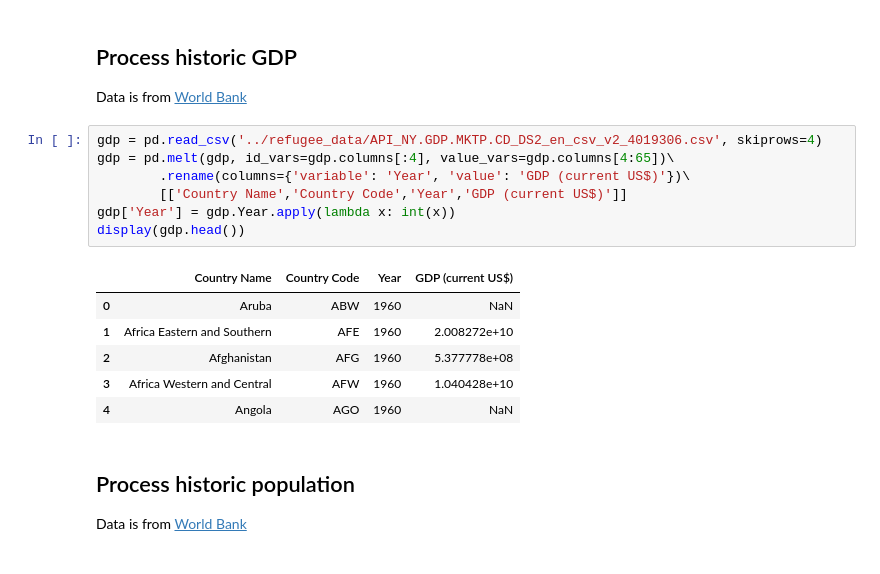
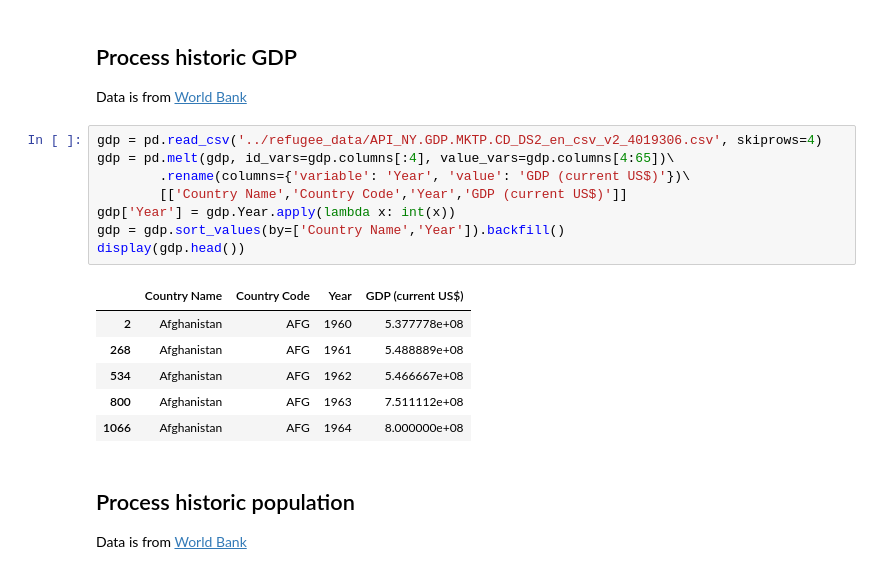
Before and after one commit to jataware/refugee_modeling, a Jupyter notebook: data_prep/data-alignment.ipynb, the cells around one changed output. Saved outputs shown, nothing was run; the diff lists cells and outputs as text.

```diff
--- a/data_prep/data-alignment.ipynb
+++ b/data_prep/data-alignment.ipynb
@@ -64,17 +64,18 @@ Data is from [World Bank](https://data.worldbank.org/indicator/NY.GDP.MKTP.CD?mo
 # %%
 gdp = pd.read_csv('../refugee_data/API_NY.GDP.MKTP.CD_DS2_en_csv_v2_4019306.csv', skiprows=4)
 gdp = pd.melt(gdp, id_vars=gdp.columns[:4], value_vars=gdp.columns[4:65])\
         .rename(columns={'variable': 'Year', 'value': 'GDP (current US$)'})\
         [['Country Name','Country Code','Year','GDP (current US$)']]
 gdp['Year'] = gdp.Year.apply(lambda x: int(x))
+gdp = gdp.sort_values(by=['Country Name','Year']).backfill()
 display(gdp.head())
 # %% [output]
 |  | Country Name | Country Code | Year | GDP (current US$) |
-| 0 | Aruba | ABW | 1960 | NaN |
-| 1 | Africa Eastern and Southern | AFE | 1960 | 2.008272e+10 |
 | 2 | Afghanistan | AFG | 1960 | 5.377778e+08 |
-| 3 | Africa Western and Central | AFW | 1960 | 1.040428e+10 |
-| 4 | Angola | AGO | 1960 | NaN |
+| 268 | Afghanistan | AFG | 1961 | 5.488889e+08 |
+| 534 | Afghanistan | AFG | 1962 | 5.466667e+08 |
+| 800 | Afghanistan | AFG | 1963 | 7.511112e+08 |
+| 1066 | Afghanistan | AFG | 1964 | 8.000000e+08 |
 # %% [markdown]
 ## Process historic population
 Data is from [World Bank](https://data.worldbank.org/indicator/SP.POP.TOTL?most_recent_year_desc=false)
```
Also changed, not shown: parts of 29 cells of this notebook, 13 other files.
